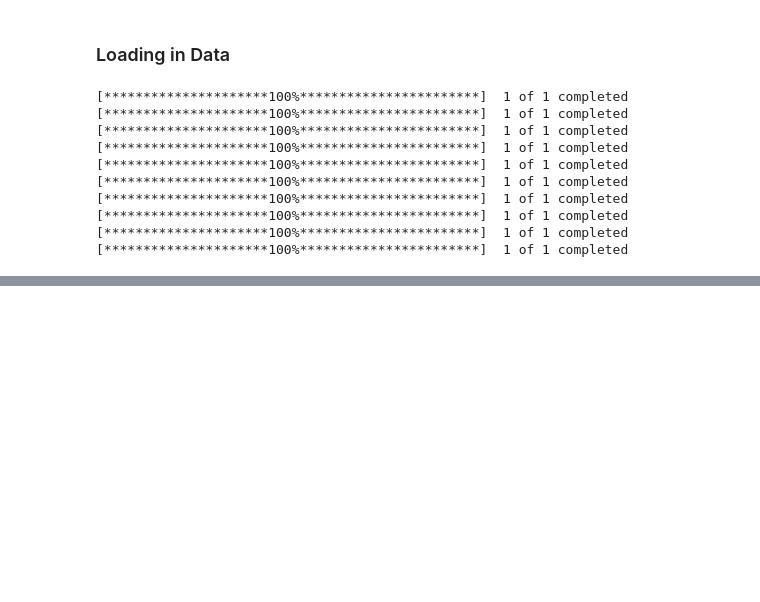
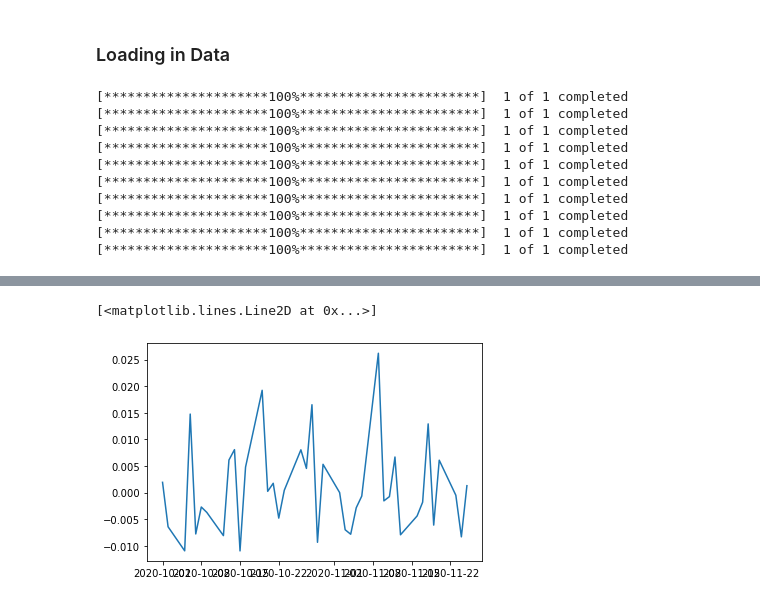
Before and after one commit to sandeepmukh/NYTvMarket, a Jupyter notebook: Data Manipulation.ipynb, the cells around one changed output, grey strips where cells are left out. Drawn from its saved outputs; the diff is of its cells as text; code cells hidden in the pictures; blank space fills up the shorter version.

```diff
--- a/Data Manipulation.ipynb
+++ b/Data Manipulation.ipynb
@@ -70,13 +81,22 @@ spy.head()
 # %%
-def performRegression(company):
-    fb = yf.download(company)
-    fb = fb[['Adj Close']]
-    fb["Date"] = fb[(fb["Date"] >='2020-10-1')&(fb["Date"]<'2020-11-30')]
-    Image('fb.png')
-    fb_factors = data.reindex(index=fb.index)
-    fb_factors = fb_factors.dropna()
-    fb = fb.pct_change().fillna(0)
-    fb = fb.loc[fb_factors.index]
-    fb_model = linear_model.LinearRegression()
-    fb_model.fit(X=fb_factors, y=fb['Adj Close'])
-    return [fb_model.coef_, fb_model.intercept_, fb_model.score(X=fb_factors, y=fb['Adj Close'])]
+# def performRegression(company):
+#     fb = yf.download(company)
+#     fb = fb[['Adj Close']]
+#     fb["Date"] = fb[(fb["Date"] >='2020-10-1')&(fb["Date"]<'2020-11-30')]
+#     Image('fb.png')
+#     fb_factors = data.reindex(index=fb.index)
+#     fb_factors = fb_factors.dropna()
+#     fb = fb.pct_change().fillna(0)
+#     fb = fb.loc[fb_factors.index]
+#     fb_model = linear_model.LinearRegression()
+#     fb_model.fit(X=fb_factors, y=fb['Adj Close'])
+#     return [fb_model.coef_, fb_model.intercept_, fb_model.score(X=fb_factors, y=fb['Adj Close'])]
+
+# spy= spy[(spy["Date"] >='2020-10-1')&(spy["Date"]<'2020-11-30')]
+# spy.head()
+
+spy = spy["2020-10-1":'2020-11-30']
+plt.plot(spy["Log Returns"])
+# %% [output]
+[<matplotlib.lines.Line2D at 0x...>]
+[figure, added]
```
Also changed, not shown: parts of 13 cells of this notebook, 1 other file.
